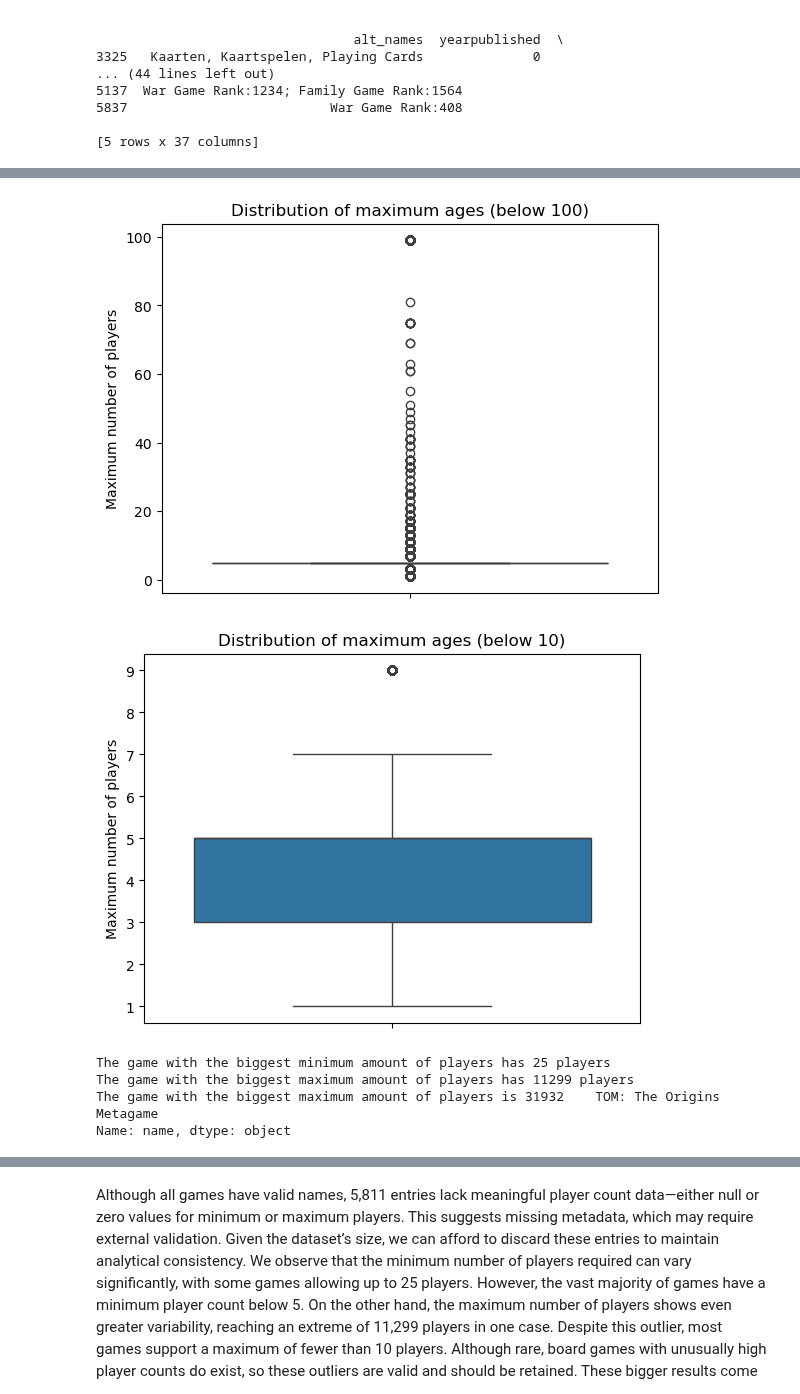
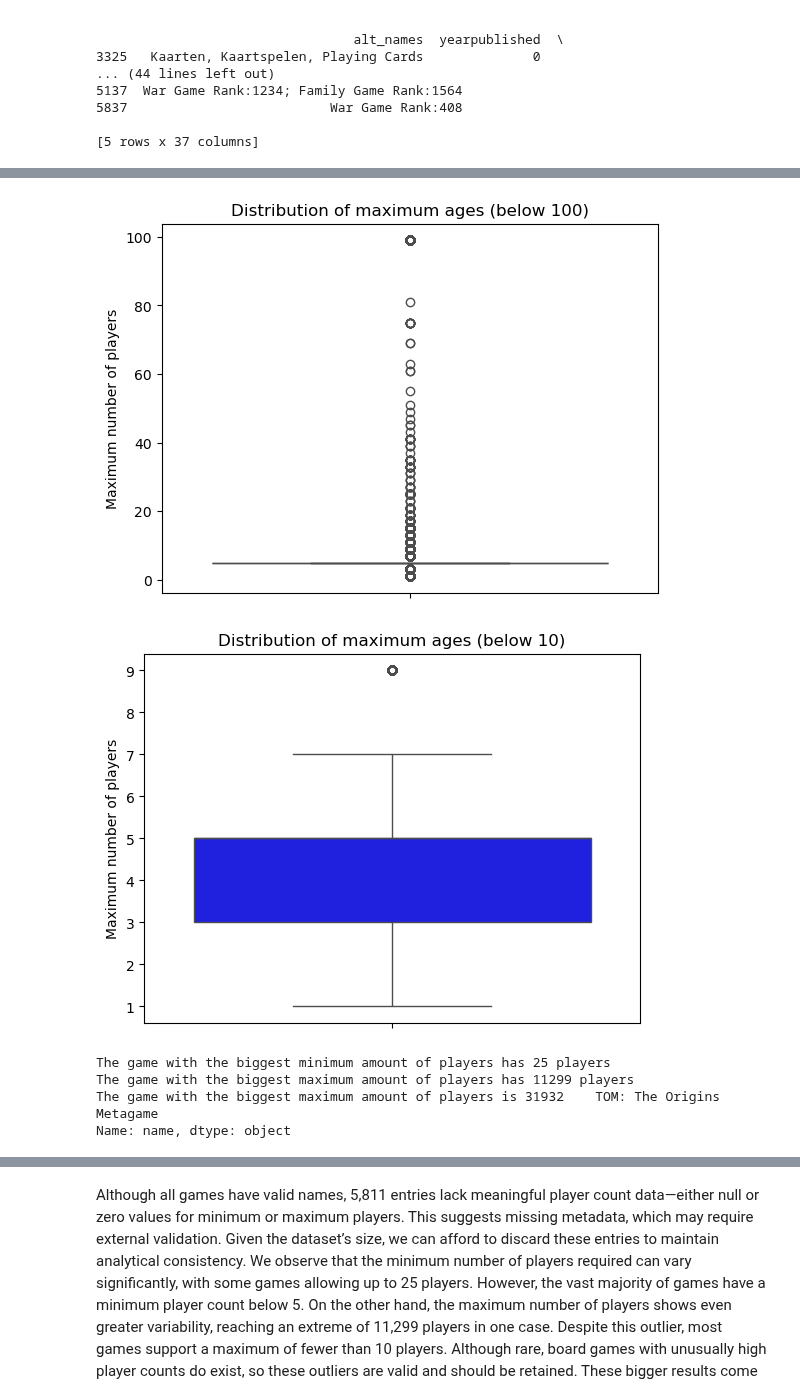
Before and after one commit to LsFaria04/PRI_Board_Games_Search_System, a Jupyter notebook: analysis.ipynb, the cells around one changed output, grey strips where cells are left out. Saved outputs shown, nothing was run; the diff lists cells and outputs as text; code cells hidden in the pictures.

Commit message:
Changed the color of some plots

```diff
--- a/analysis.ipynb
+++ b/analysis.ipynb
@@ -113,22 +113,22 @@ plt.ylabel("Count")
 plt.title("Number of games per maximum number of players (below 10)")
 plt.show()
 
-sb.boxplot(min_players_non_null, y = "minplayers")
+sb.boxplot(min_players_non_null, y = "minplayers", color = "blue")
 plt.ylabel("Minimum number of players")
 plt.title("Distribution of minimum ages")
 plt.show()
 
-sb.boxplot(max_players_non_null, y = "maxplayers")
+sb.boxplot(max_players_non_null, y = "maxplayers", color = "blue")
 plt.ylabel("Maximum number of players")
 plt.title("Distribution of maximum ages")
 plt.show()
 
-sb.boxplot(max_players_below_100, y = "maxplayers")
+sb.boxplot(max_players_below_100, y = "maxplayers", color = "blue")
 plt.ylabel("Maximum number of players")
 plt.title("Distribution of maximum ages (below 100)")
 plt.show()
 
-sb.boxplot(max_players_below_10, y = "maxplayers")
+sb.boxplot(max_players_below_10, y = "maxplayers", color = "blue")
 plt.ylabel("Maximum number of players")
 plt.title("Distribution of maximum ages (below 10)")
 plt.show()
@@ -162,6 +162,6 @@ print(f'The game with the biggest maximum amount of players is {max_players_non_
 [figure]
 [figure]
-[figure, old version]
+[figure, new version]
 The game with the biggest minimum amount of players has 25 players
 The game with the biggest maximum amount of players has 11299 players
 The game with the biggest maximum amount of players is 31932    TOM: The Origins Metagame
```
Also changed, not shown: parts of 1 cell of this notebook.
